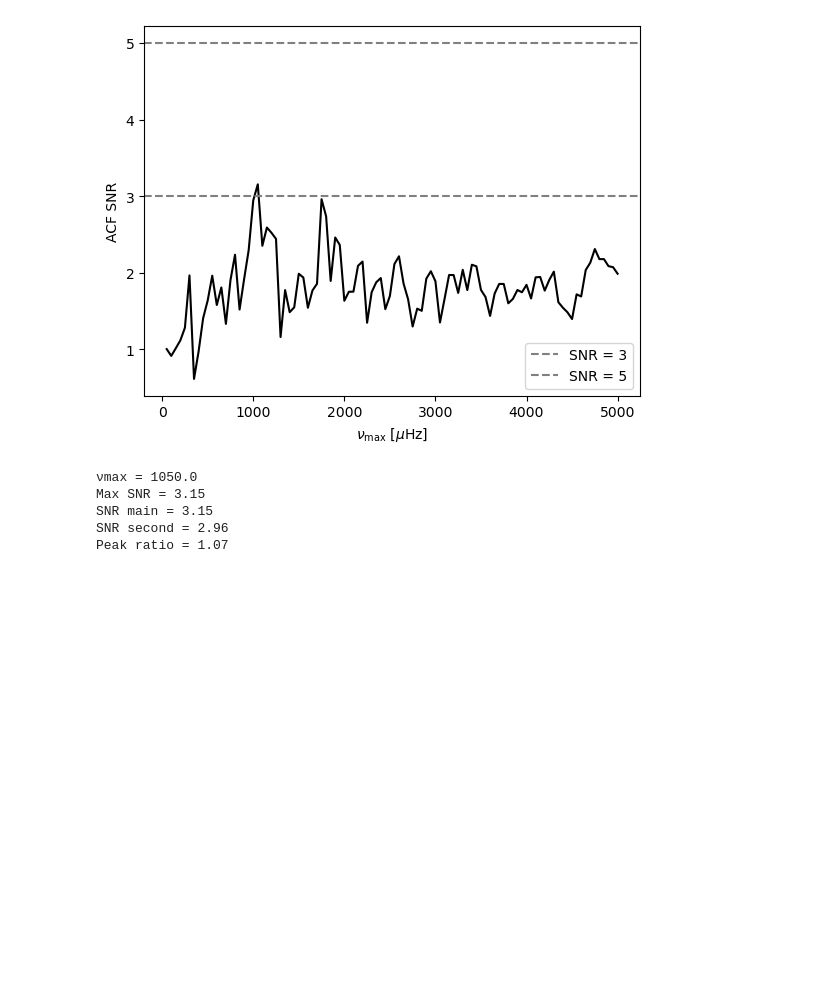
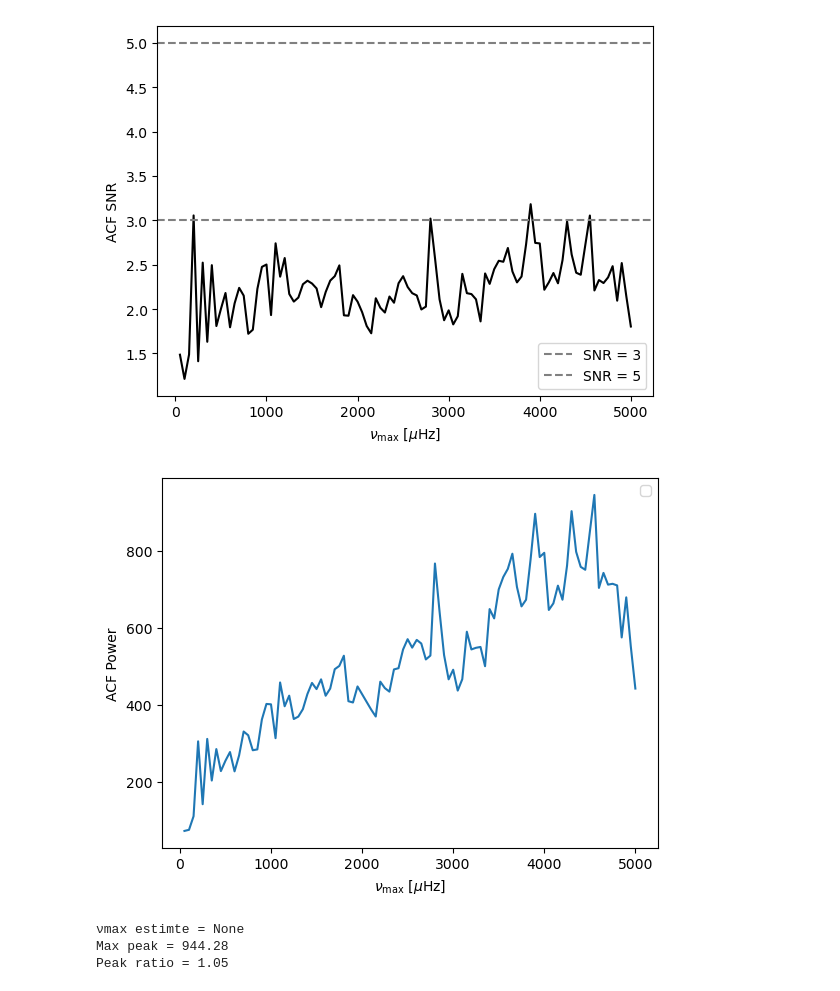
Before and after one commit to lxa349/Asteroseismology-Group-Project-2026, a Jupyter notebook: Detection Threshold.ipynb, the cells around one changed output. Saved outputs shown, nothing was run; the diff lists cells and outputs as text; code cells hidden in the pictures; blank space fills up the shorter version.

```diff
--- a/Detection Threshold.ipynb
+++ b/Detection Threshold.ipynb
@@ -16,10 +43,10 @@ pow_file3_30 = r"C:\Users\mason\OneDrive - University of Birmingham\Asteroseismo
 
 # Load the data
 # Assumes: column 0 = frequency (µHz), column 1 = power
-data = np.loadtxt(pow_file2_30)
+data = np.loadtxt(pow_file1_30)
 
-freq = data[:, 0]
-power = data[:, 1]
+freq =                 f #data[:, 0]
+power =    fake_signals[8] #data[:, 1]
 
 # Plot
 plt.figure()
@@ -94,6 +121,7 @@ def sliding_acf_search(frequency, power_flat, numax_grid,
     """
 
     acf_strength = []
+    acf_strength_notSNR = []
 
     for nu_c in tqdm(numax_grid):
 
@@ -117,6 +145,8 @@ def sliding_acf_search(frequency, power_flat, numax_grid,
         # Autocorrelation
         acf = np.correlate(p - np.mean(p), p - np.mean(p), mode="full")
         acf = acf[acf.size//2:]
+        #acf /= acf[0]
+
 
         # Lag axis
         #df = freq[1] - freq[0]
@@ -126,9 +156,9 @@ def sliding_acf_search(frequency, power_flat, numax_grid,
 
         # Measure strength near Δν
         lag_mask = (lag > lag_frac[0]*dnu) & (lag < lag_frac[1]*dnu)
-        #strength = np.max(acf[lag_mask])
+        strength = np.max(acf[lag_mask])
 
-        #acf_strength.append(strength)
+        acf_strength_notSNR.append(strength)
 
         # Updated code
         signal = np.max(acf[lag_mask])
@@ -139,13 +169,13 @@ def sliding_acf_search(frequency, power_flat, numax_grid,
         acf_strength.append(SNR)
 
 
-    return np.array(acf_strength)
+    return np.array(acf_strength) , np.array(acf_strength_notSNR)
 # %%
 # Applies scrolling ACF function on data with spacing defined below
 
 numax_grid = np.linspace(50, 5000, 100)
 
-acf_power = sliding_acf_search(
+acf_snr, acf_raw = sliding_acf_search(
     freq,
     power_flat,
     numax_grid,
@@ -193,28 +263,42 @@ print(check_list)
 # %%
 
 
 plt.figure()
-plt.plot(numax_grid, acf_power, "-k")
+plt.plot(numax_grid, acf_snr, "-k")
 plt.axhline(3.0, ls="--", color="grey", label="SNR = 3")
 plt.axhline(5.0, ls="--", color="grey", label="SNR = 5")
-#plt.axvline(numax_est, color="r", ls="--", label=f"νmax ≈ {numax_est:.1f} μHz")
+if numax_est is not None:
+    plt.axvline(numax_est, color="r", ls="--",
+                label=rf"$\nu_{{\max}} \approx {numax_est:.1f}\,\mu$Hz")
+
 plt.xlabel(r"$\nu_{\max}$ [$\mu$Hz]")
 plt.ylabel("ACF SNR")
 plt.legend()
 plt.show()
 
-print(f"νmax = {numax_est}")
-print(f"Max SNR = {snr_max:.2f}")
-print(f"SNR main = {snr_main:.2f}")
-print(f"SNR second = {snr_second:.2f}")
+plt.figure()
+plt.plot(numax_grid, acf_raw)
+#plt.axhline(3.0, ls="--", color="grey", label="SNR = 3")
+#plt.axhline(5.0, ls="--", color="grey", label="SNR = 5")
+if numax_est is not None:
+    plt.axvline(numax_est, color="r", ls="--",
+                label=rf"$\nu_{{\max}} \approx {numax_est:.1f}\,\mu$Hz")
+
+plt.xlabel(r"$\nu_{\max}$ [$\mu$Hz]")
+plt.ylabel("ACF Power")
+plt.legend()
+plt.show()
+
+print(f"νmax estimte = {numax_est}")
+print(f"Max peak = {main_peak:.2f}")
+#print(f"Second peak = {second_peak:.2f}")
 print(f"Peak ratio = {peak_ratio:.2f}")
 # %% [output]
-[figure, old version]
+[figure, new version]
+[figure, added]
-νmax = 1050.0
-Max SNR = 3.15
-SNR main = 3.15
-SNR second = 2.96
-Peak ratio = 1.07
+νmax estimte = None
+Max peak = 944.28
+Peak ratio = 1.05
 # %%
 plt.figure()
 plt.plot(freq, power_flat)
```
Also changed, not shown: parts of 18 cells of this notebook.
